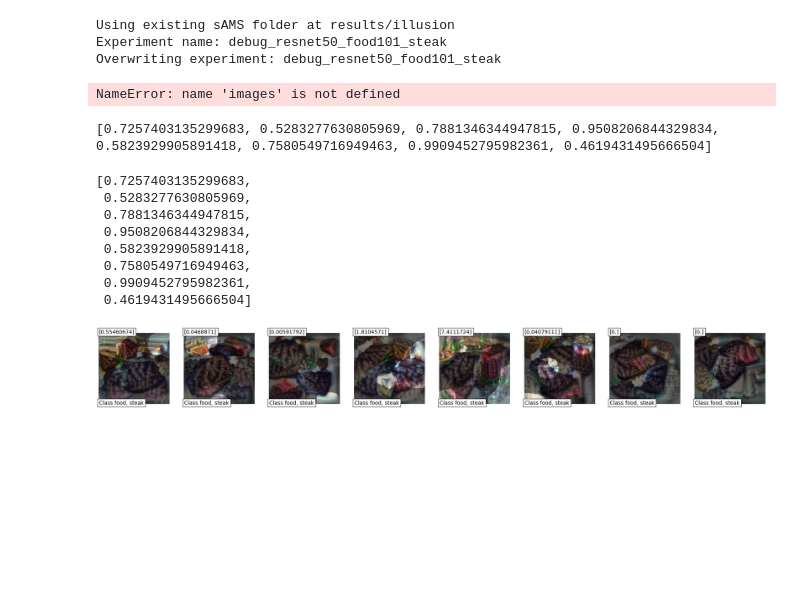
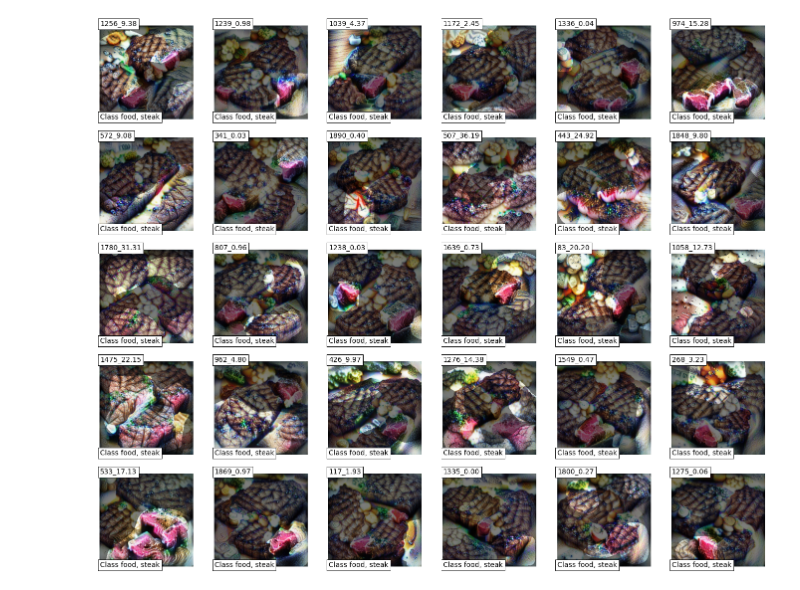
Before and after one commit to yeongjoonJu/NeuroInspect, a Jupyter notebook: examples_for_debugging.ipynb, the cells around one changed output. Saved outputs shown, nothing was run; the diff lists cells and outputs as text; code cells hidden in the pictures; blank space fills up the shorter version.

```diff
--- a/examples_for_debugging.ipynb
+++ b/examples_for_debugging.ipynb
@@ -148,3 +144,6 @@ target_neurons = torch.LongTensor(neurons)
+# %%
+neurons = list(total_topk_pos.keys())[:30] # or [chosen neuron ids]
+target_neurons = torch.LongTensor(neurons)
 # %%
 from utils.prompts import prepare_class_names
 
@@ -182,25 +170,0 @@ mistake_samples[:1]
-# %%
-viz, acts, masks = illusion.visualize_neurons(
-    experiment_name=exp_name,
-    target_neurons=target_neurons,
-    layer=model.layer4,
-    iters=500,
-    lr=9e-3,
-    batch_size=2,
-    weight_decay=2e-4,
-    class_idx=class_idx,
-    thresholding=False,
-    quiet=True,
-)
-# %% [output]
-Using existing sAMS folder at results/illusion
-Experiment name: debug_resnet50_food101_steak
-Overwriting experiment: debug_resnet50_food101_steak
-# %%
-# torch.softmax(model(illusion.postprocess(images)), dim=-1)[:, class_idx]
-probs = torch.softmax(model(illusion.postprocess(images)), dim=-1)
-print(torch.argmax(probs,dim=1))
-print(class_indices)
-print(torch.gather(probs, 1, class_indices.unsqueeze(-1)).squeeze(1))
-# %% [output]
-NameError: name 'images' is not defined
@@ -261,40 +171,38 @@ def select_spurious_attribute(model, illusion, class_idx, images, acts, masks, c
-# %%
-n_mask = select_spurious_attribute(model, illusion, class_idx, viz, acts, masks, class_features, batch_size=2, k=10)
-print(n_mask)
-# %% [output]
-[0.7257403135299683, 0.5283277630805969, 0.7881346344947815, 0.9508206844329834, 0.5823929905891418, 0.7580549716949463, 0.9909452795982361, 0.4619431495666504]
-# %%
-n_mask
-# %% [output]
-[0.7257403135299683,
- 0.5283277630805969,
- 0.7881346344947815,
- 0.9508206844329834,
- 0.5823929905891418,
- 0.7580549716949463,
- 0.9909452795982361,
- 0.4619431495666504]
 # %%
 import matplotlib.pyplot as plt
 from utils.ops import to_rgb
 from PIL import Image
 
-_images = to_rgb((images*(masks+0.5).clamp(max=1.0)).cpu().detach())
+_images = to_rgb((images).cpu().detach()) # (masks+0.5).clamp(max=1.0)
 _acts = acts.cpu().detach().numpy()
 neurons = target_neurons.tolist()
 
 pil_images = [Image.fromarray(_images[i], "RGB") for i in range(len(neurons))]
 
-fig, axes = plt.subplots(1,len(neurons))
+nrows = 1
+ncols = len(pil_images)
+if len(pil_images) / 6 > 1:
+    nrows = int(len(pil_images) / 6)
+    ncols = 6
 
-fig.set_figheight(4)
-fig.set_figwidth(4*len(neurons))
+fig, axes = plt.subplots(nrows,ncols)
 
-for i in range(len(neurons)):
-    axes[i].imshow(pil_images[i]);
-    axes[i].axis(False);
-    axes[i].text(0.5, 0.5, _acts[i], fontsize=14, bbox=dict(facecolor="white"));
-    axes[i].text(0.5, 224, "Class "+class_names[i].split(",")[0], fontsize=14, bbox=dict(facecolor="white"));
-    axes[i].text(0.5, 224, f"Class {class_names[i]}", fontsize=14, bbox=dict(facecolor="white"));
+fig.set_figheight(4*nrows)
+fig.set_figwidth(4*ncols)
+
+if nrows==1:
+    for i in range(len(neurons)):
+        axes[i].imshow(pil_images[i]);
+        axes[i].axis(False);
+        axes[i].text(0.5, 0.5, "%d_%.2f" % (neurons[i], _acts[i]), fontsize=14, bbox=dict(facecolor="white"));
+        axes[i].text(0.5, 224, "Class "+class_names[i].split(",")[0], fontsize=14, bbox=dict(facecolor="white"));
+        axes[i].text(0.5, 224, f"Class {class_names[i]}", fontsize=14, bbox=dict(facecolor="white"));
+else:
+    for i in range(len(neurons)):
+        axes[i//ncols, i%ncols].imshow(pil_images[i]);
+        axes[i//ncols, i%ncols].axis(False);
+        axes[i//ncols, i%ncols].text(0.5, 0.5, "%d_%.2f" % (neurons[i], _acts[i]), fontsize=14, bbox=dict(facecolor="white"));
+        axes[i//ncols, i%ncols].text(0.5, 224, "Class "+class_names[i].split(",")[0], fontsize=14, bbox=dict(facecolor="white"));
+        axes[i//ncols, i%ncols].text(0.5, 224, f"Class {class_names[i]}", fontsize=14, bbox=dict(facecolor="white"));
 # %% [output]
-[figure, old version]
+[figure, new version]
```
Also changed, not shown: parts of 14 cells of this notebook, 13 other files.
